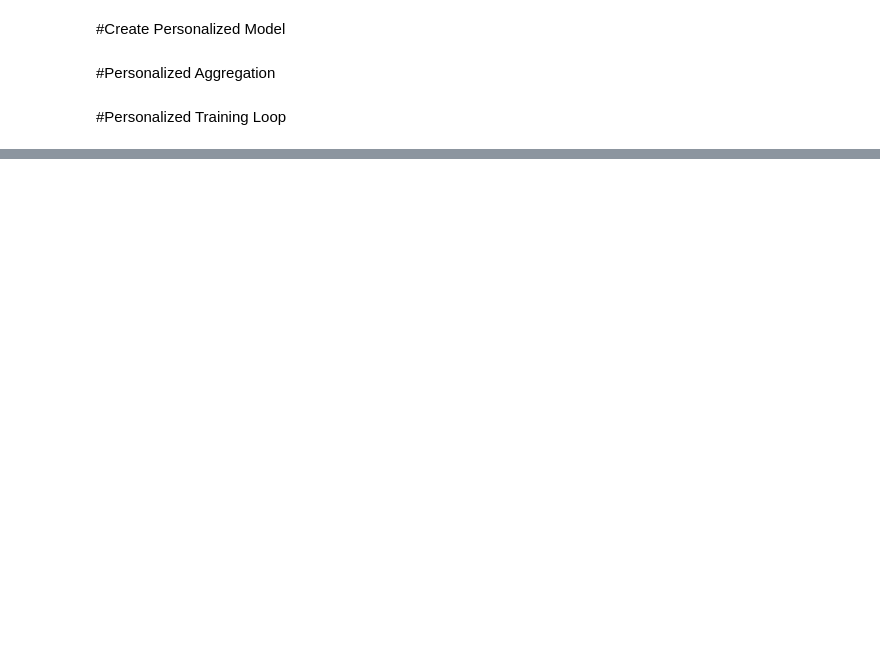
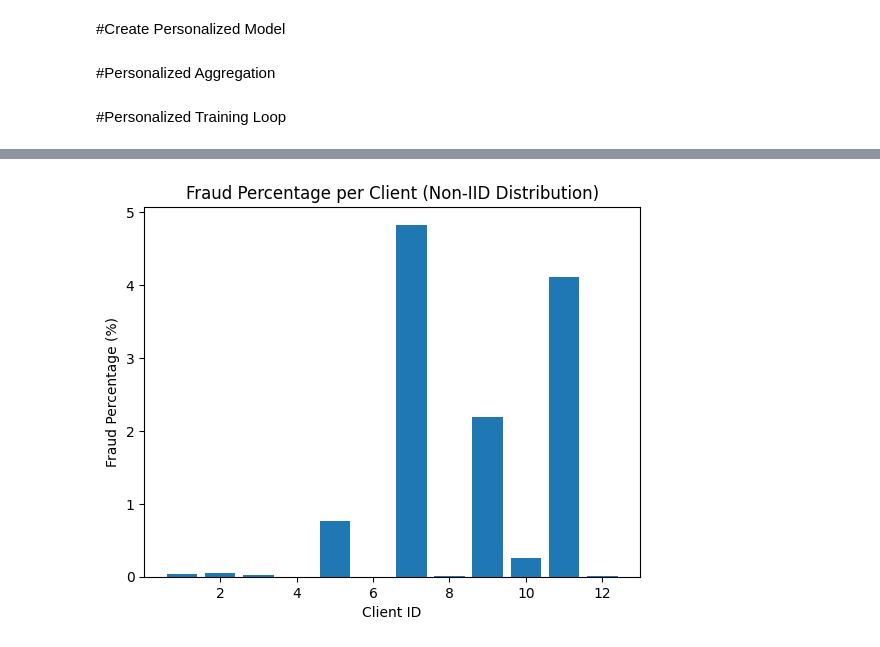
Before and after one commit to ThisumiWijesinghe/Fraud-Detection-with-Federated-Learning, a Jupyter notebook: Fed_L_gemini.ipynb, the cells around one changed output, grey strips where cells are left out. Cells and saved outputs as stored; diff of their text form; code cells hidden in the pictures; blank space fills up the shorter version.

```diff
--- a/Fed_L_gemini.ipynb
+++ b/Fed_L_gemini.ipynb
@@ -330,0 +441,26 @@ NameError: name 'create_personalized_model' is not defined
+# %%
+def plot_fraud_percentage(clients_data):
+    fraud_percentages = []
+    client_ids = []
+
+    for client_id in clients_data:
+        y_client = clients_data[client_id]["y"]
+
+        total_samples = len(y_client)
+        fraud_samples = np.sum(y_client == 1)
+        fraud_percentage = (fraud_samples / total_samples) * 100
+
+        fraud_percentages.append(fraud_percentage)
+        client_ids.append(client_id + 1)
+
+    plt.figure()
+    plt.bar(client_ids, fraud_percentages)
+    plt.xlabel("Client ID")
+    plt.ylabel("Fraud Percentage (%)")
+    plt.title("Fraud Percentage per Client (Non-IID Distribution)")
+    plt.show()
+
+# Run
+plot_fraud_percentage(clients_data)
+# %% [output]
+[figure, added]
```
Also changed, not shown: parts of 12 cells of this notebook.
